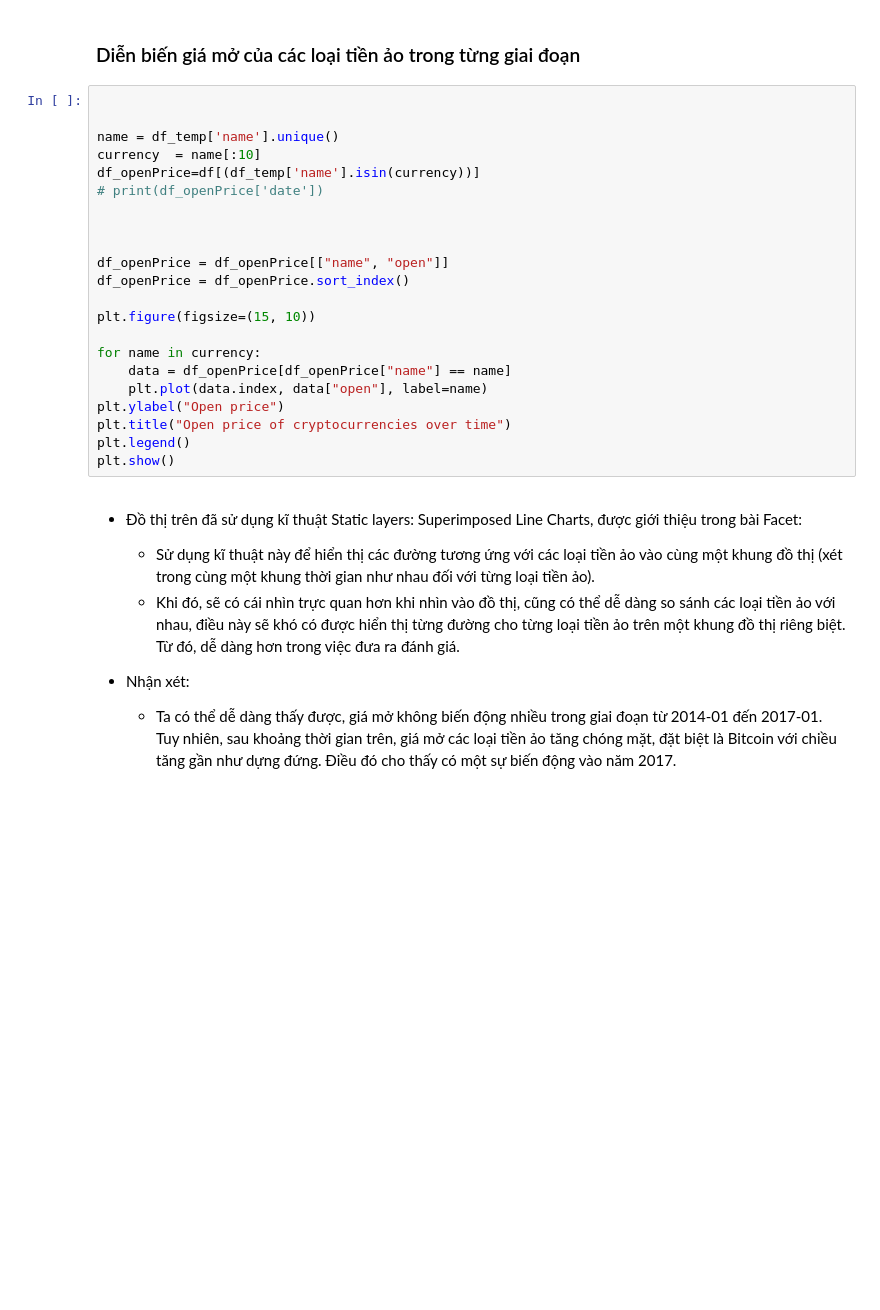
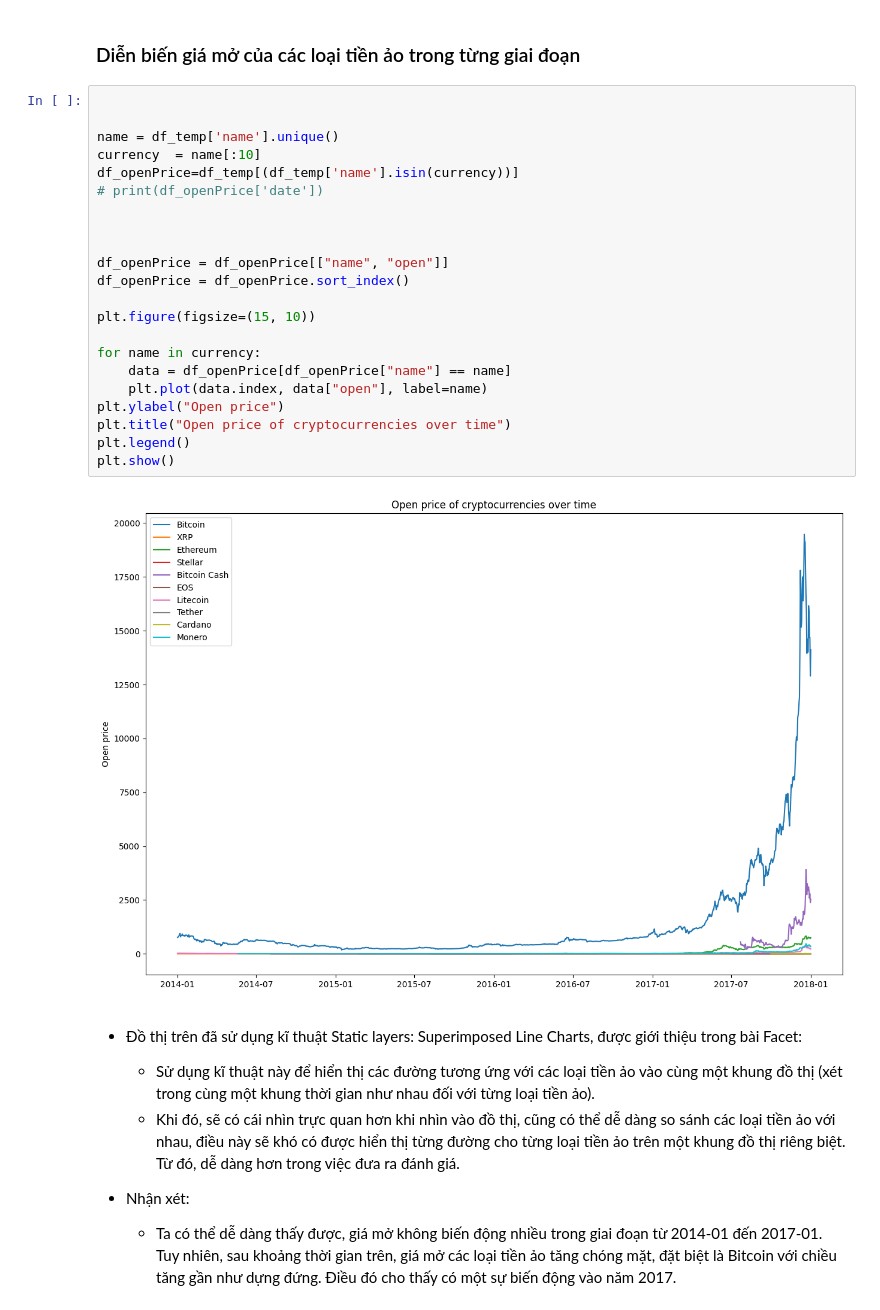
Before and after one commit to VienHaiYen/Every-Cryptocurrency-Daily, a Jupyter notebook: cryptocurrency-maket-price/main.ipynb, the cells around one changed output. Cells and saved outputs as stored; diff of their text form; blank space fills up the shorter version.

```diff
--- a/cryptocurrency-maket-price/main.ipynb
+++ b/cryptocurrency-maket-price/main.ipynb
@@ -329,25 +435,27 @@ plt.show()
 # %%
 
 
 name = df_temp['name'].unique()
 currency  = name[:10]
-df_openPrice=df[(df_temp['name'].isin(currency))]
+df_openPrice=df_temp[(df_temp['name'].isin(currency))]
 # print(df_openPrice['date'])
 
 
 
 df_openPrice = df_openPrice[["name", "open"]]
 df_openPrice = df_openPrice.sort_index()
 
 plt.figure(figsize=(15, 10))
 
 for name in currency:
     data = df_openPrice[df_openPrice["name"] == name]
     plt.plot(data.index, data["open"], label=name)
 plt.ylabel("Open price")
 plt.title("Open price of cryptocurrencies over time")
 plt.legend()
 plt.show()
+# %% [output]
+[figure, added]
 # %% [markdown]
 - Đồ thị trên đã sử dụng kĩ thuật Static layers: Superimposed Line Charts, được giới thiệu trong bài Facet:
     - Sử dụng kĩ thuật này để hiển thị các đường tương ứng với các loại tiền ảo vào cùng một khung đồ thị (xét trong cùng một khung thời gian như nhau đối với từng loại tiền ảo).
```
Also changed, not shown: parts of 41 cells of this notebook.
